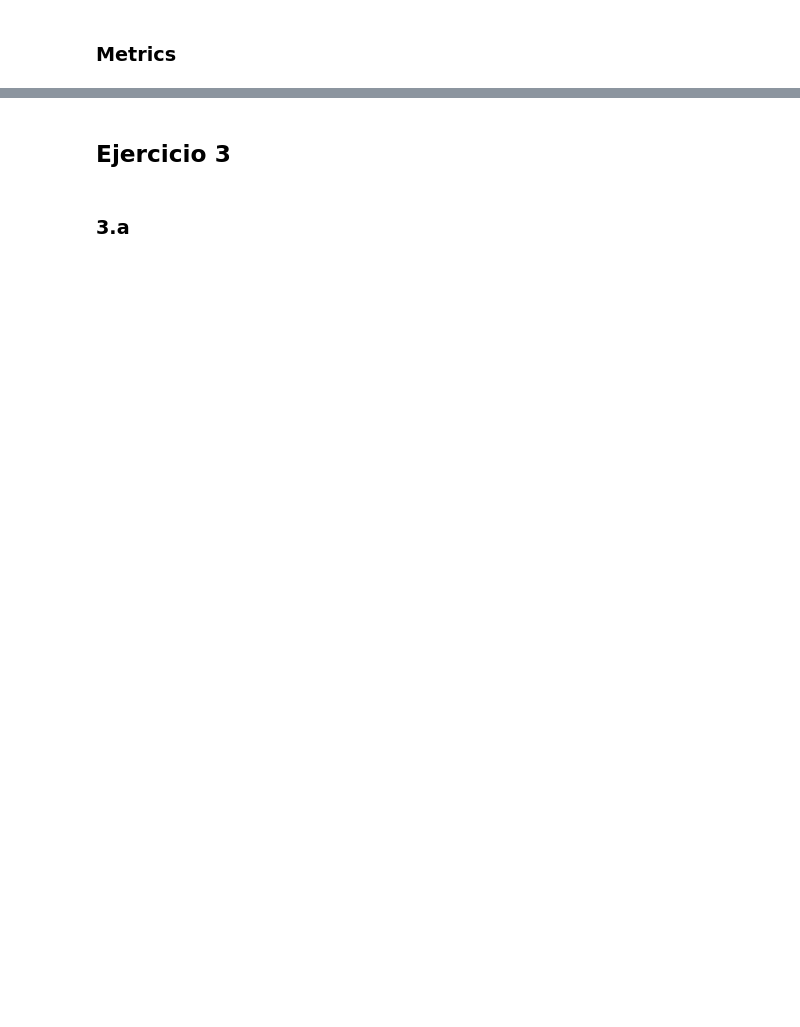
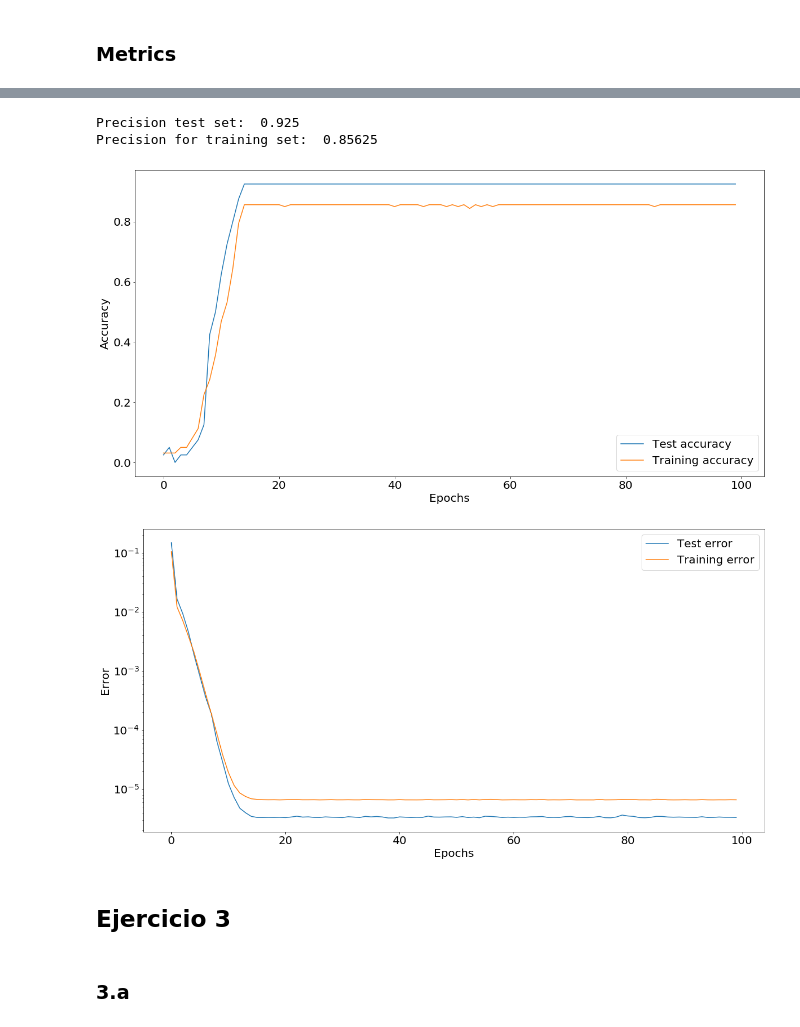
Before and after one commit to Natu17/TPs_SIA, a Jupyter notebook: TP3/TP3.ipynb, the cells around one changed output, grey strips where cells are left out. Saved outputs shown, nothing was run; the diff lists cells and outputs as text; code cells hidden in the pictures; blank space fills up the shorter version.

```diff
--- a/TP3/TP3.ipynb
+++ b/TP3/TP3.ipynb
@@ -294,3 +310,51 @@ print(precision_training)
+# %%
+network_template = Network(structure=([3, 1]), activation='tanh', seed=17)
+
+epsilon2 = epsilon/delta**2
+lr = 0.01
+
+network, precision, precision_training, test, training = metrics.cross_validation(
+    normalized, network_template, k=5,  epochs=100, lr=lr, metric=lambda n, d: metrics.accuracy(n, d, epsilon2))
+print("Precision test set: ", precision)
+print("Precision for training set: ", precision_training)
+
+
+test_acuracy = []
+test_errors = []
+training_acuracy = []
+
+
+def callback(network):
+    test_acuracy.append(metrics.accuracy(network, test, epsilon2))
+    test_errors.append(network.error(test))
+    training_acuracy.append(metrics.accuracy(network, training, epsilon2))
+
+
+errors = network_template.train(
+    training, epochs=100, learning_rate=lr, momentum=0, epoch_callback=callback)
+
+
+plt.figure("Accuracy non Lineal")
+plt.plot(test_acuracy, label="Test accuracy")
+plt.plot(training_acuracy, label="Training accuracy")
+plt.xlabel("Epochs")
+plt.ylabel("Accuracy")
+plt.legend()
+plt.show()
+
+plt.figure("Error non Lineal")
+plt.plot(np.array(test_errors)/len(test), label="Test error")
+plt.plot(np.array(errors)/len(training), label="Training error")
+plt.yscale('log')
+plt.xlabel("Epochs")
+plt.ylabel("Error")
+plt.legend()
+plt.show()
+# %% [output]
+Precision test set:  0.925
+Precision for training set:  0.85625
+[figure, added]
+[figure, added]
 # %% [markdown]
 ## Ejercicio 3
 # %% [markdown]
```
Also changed, not shown: parts of 18 cells of this notebook, 2 other files.
